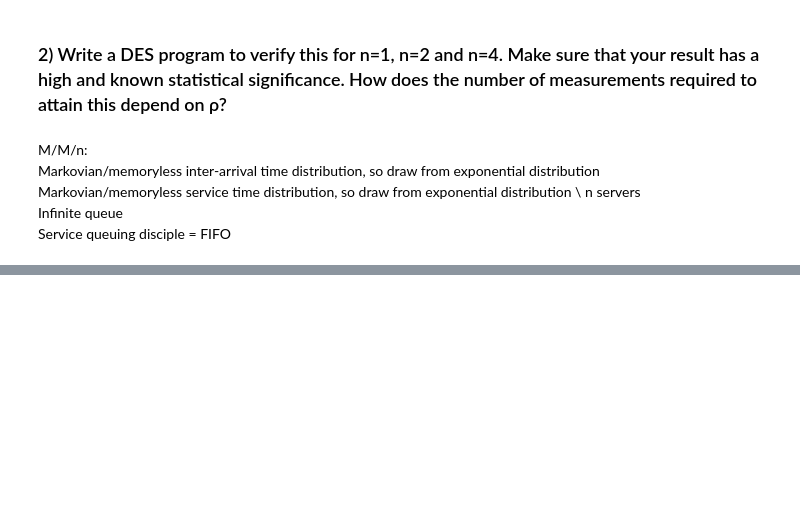
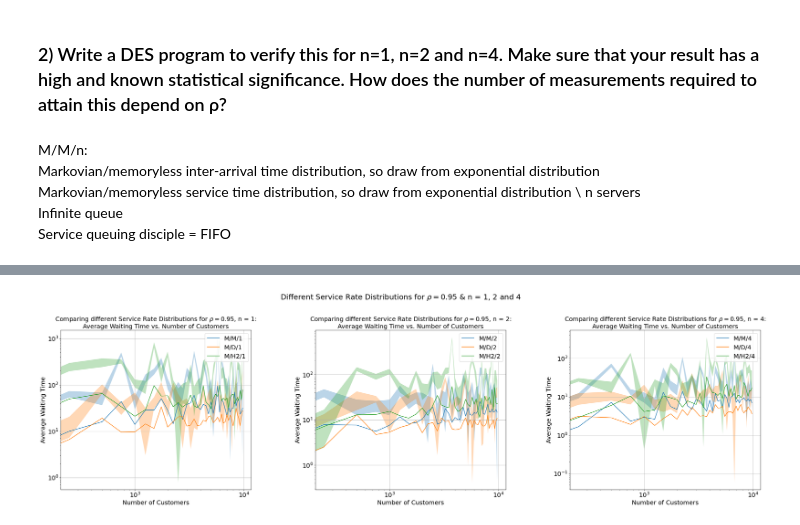
Before and after one commit to koenweverink/stochastic_simulation_assignment_2, a Jupyter notebook: DES_queue.ipynb, the cells around one changed output, grey strips where cells are left out. Saved outputs shown, nothing was run; the diff lists cells and outputs as text; code cells hidden in the pictures; blank space fills up the shorter version.

Commit message:
with plots and statistical tests, all questions finished. Seeds left to-do.

```diff
--- a/DES_queue.ipynb
+++ b/DES_queue.ipynb
@@ -33 +36,15 @@ import matplotlib.pyplot as plt
+# %%
+def hyperexponential_2_phases(p_values = [0.75, 0.25], means = [1, 5]):
+    '''Generates a single sample from a hyperexponential distribution.
+    Input: p_values, list with probabilities for every phase, and means, list of means for every phase.
+    Output: single sample from the hyperexponential distribution.
+    '''
+    if sum(p_values) != 1.0:
+        raise ValueError("Probabilities must add up to 1!")
+
+    choice_idx = np.random.choice(len(p_values), p=p_values)
+    #TODO: INSERT SEED
+    mean = means[choice_idx]
+
+    return np.random.exponential(mean)
 # %%
@@ -140,0 +110,6 @@ Total Complete Services: 21
+# %%
+def calculate_confidence_interval(data, confidence=0.95):
+    n = len(data)
+    m, se = np.mean(data), np.std(data, ddof=1) / np.sqrt(n)
+    h = se * t.ppf((1 + confidence) / 2, n - 1)
+    return m, (m - h, m + h)
@@ -140,0 +270,75 @@ Total Complete Services: 21
+# %%
+def service_rate_comparisons():
+    num_simulations = 2
+    num_customers_values = np.arange(0, 10000, 250)
+    rho = 0.95
+    mu = 1/2
+    service_distributions = ['M', 'D', 'H2'] #Exponential, Deterministic, Hyper-2
+
+    #Store results in DF
+    results_df2 = pd.DataFrame(columns=['Service Distribution', 'n', 'Num Customers', 'Avg Waiting Time', 'Confidence Interval'])
+
+    plt.figure(figsize=(30, 10))
+    plt.suptitle(f'Different Service Rate Distributions for $\\rho = {rho}$ & n = 1, 2 and 4', fontsize=22)
+
+    for i, n in enumerate([1, 2, 4], start=1):
+        plt.subplot(1, 3, i)
+        plt.title(f'Comparing different Service Rate Distributions for $\\rho = {rho}$, n = {n}:\nAverage Waiting Time vs. Number of Customers', fontsize=18)
+        plt.xlabel('Number of Customers', fontsize=18)
+        plt.ylabel('Average Waiting Time', fontsize=18)
+
+        for service_distr in service_distributions:
+
+            avg_waiting_times = []
+            confidence_intervals = []
+
+            for num_customers in num_customers_values:
+                simulation_results = []
+
+                for _ in range(num_simulations):
+                    env = simpy.Environment()
+                    mmn_queue = MMNQueue(env, n, rho, mu, service_distr = service_distr)
+                    mmn_queue.run_simulation(num_customers)
+
+                    if mmn_queue.total_complete_services > 0:
+                        avg_waiting_time_one_sim = mmn_queue.total_time_in_queue / mmn_queue.total_complete_services
+                        simulation_results.append(avg_waiting_time_one_sim)
+                    else:
+                        simulation_results.append(0)
+
+                avg_waiting_time_over_sims, confidence_interval = calculate_confidence_interval(simulation_results)
+                avg_waiting_times.append(avg_waiting_time_over_sims)
+                confidence_intervals.append(confidence_interval)
+
+                # Add to DF
+                results_df2 = pd.concat([results_df2, pd.DataFrame({
+                    'Service Distribution': [service_distr],
+                    'n': [n],
+                    'Num Customers': [num_customers],
+                    'Avg Waiting Time': [avg_waiting_time_over_sims],
+                    'Confidence Interval': [confidence_interval]
+                })], ignore_index=True)
+
+            # Plot the average waiting time
+            plt.loglog(num_customers_values, avg_waiting_times, label=f'M/{service_distr}/{n}')
+
+            # Plot the shaded confidence interval
+            plt.fill_between(num_customers_values,
+                            np.array(avg_waiting_times) - np.array(confidence_intervals)[:, 0],
+                            np.array(avg_waiting_times) + np.array(confidence_intervals)[:, 1],
+                            alpha=0.3)
+
+        plt.legend(fontsize=18)  # Add legend with 'rho'
+        plt.grid(True)
+
+            # Increase font size of x and y-axis tick labels
+        plt.tick_params(axis='both', which='both', labelsize=18)
+    plt.tight_layout(rect=[0, 0.09, 1, 0.95], h_pad=2.0, w_pad=12)
+    plt.savefig(f'output_{service_distributions}.png')  # Save the plot as a PNG file
+    plt.show()
+
+    return results_df2
+
+results2 = service_rate_comparisons()
+# %% [output]
+[figure, added]
```
Also changed, not shown: parts of 12 cells of this notebook.
